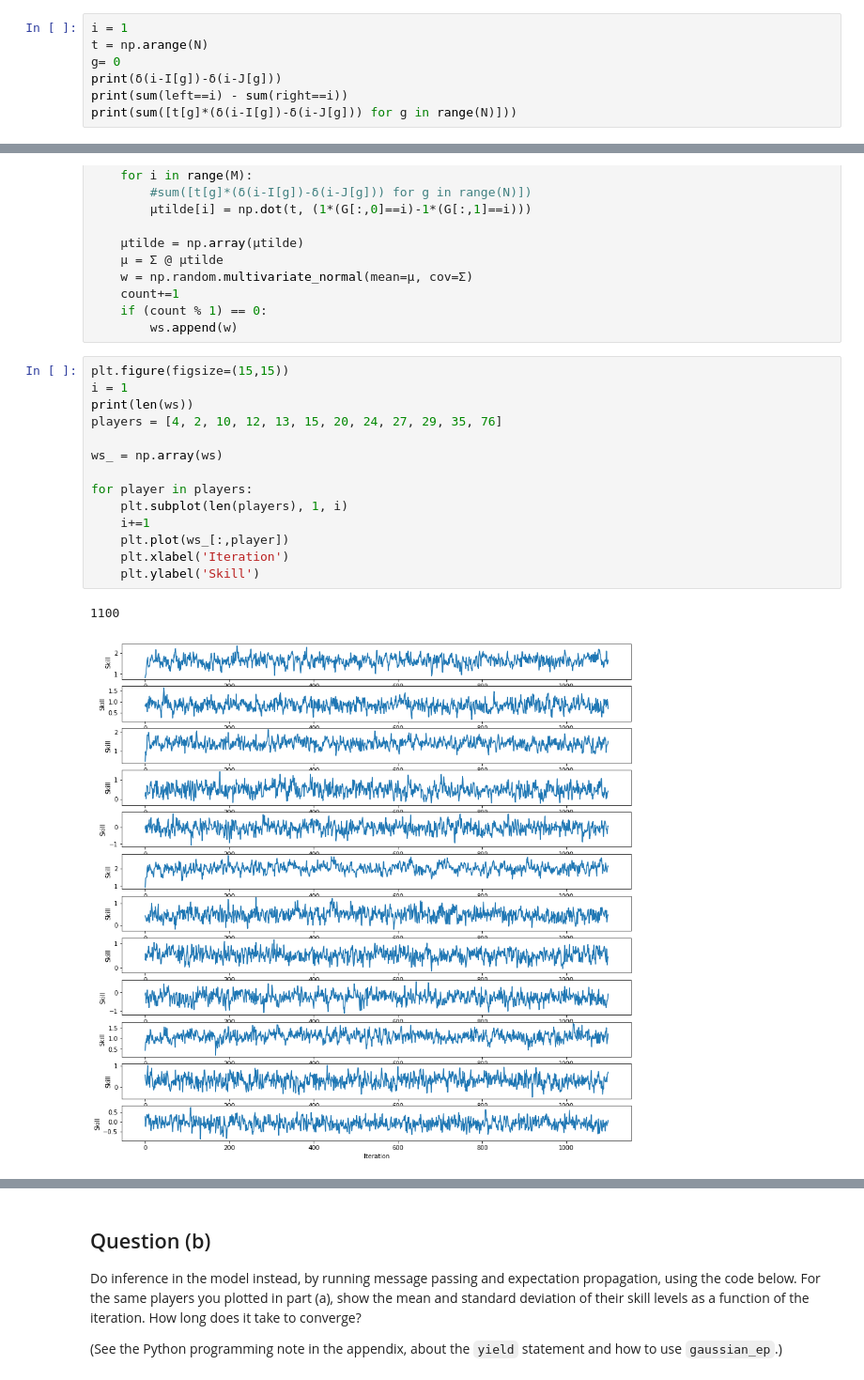
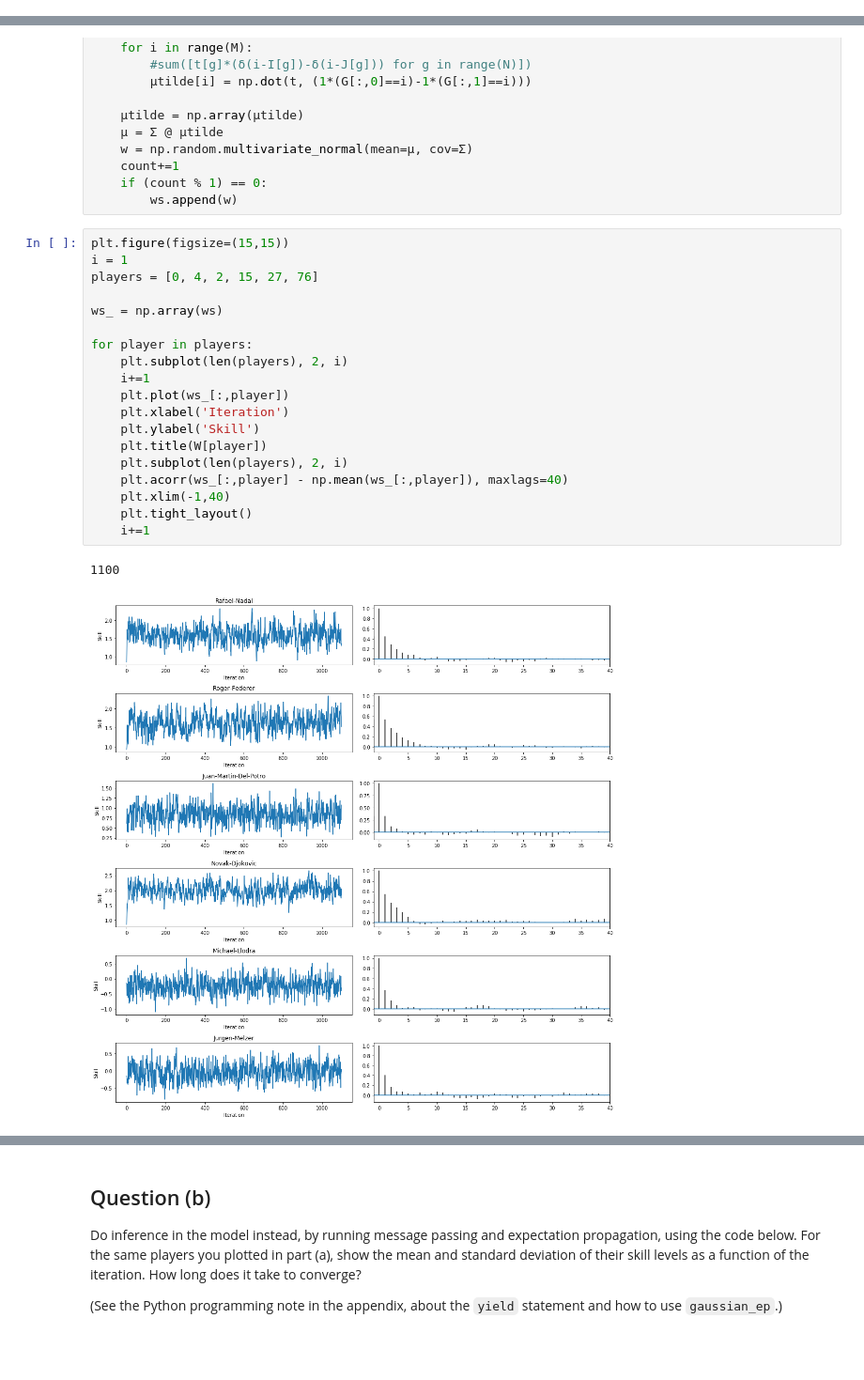
Before and after one commit to JCobbles/pml-courseworks, a Jupyter notebook: coursework2.ipynb, the cells around one changed output, grey strips where cells are left out. Shown at 94% size. Cells and saved outputs as stored; diff of their text form; blank space fills up the shorter version.

```diff
--- a/coursework2.ipynb
+++ b/coursework2.ipynb
@@ -48,10 +48,3 @@ Does it look as though the Gibbs sampler is able to move around the posterior di
 # %%
 def δ(x):
     return 1 if x == 0 else 0
-# %%
-i = 1
-t = np.arange(N)
-g= 0
-print(δ(i-I[g])-δ(i-J[g]))
-print(sum(left==i) - sum(right==i))
-print(sum([t[g]*(δ(i-I[g])-δ(i-J[g])) for g in range(N)]))
@@ -118,17 +102,22 @@ for _ in range(1100): #1100
 # %%
 plt.figure(figsize=(15,15))
 i = 1
-print(len(ws))
-players = [4, 2, 10, 12, 13, 15, 20, 24, 27, 29, 35, 76]
+players = [0, 4, 2, 15, 27, 76]
 
 ws_ = np.array(ws)
 
 for player in players:
-    plt.subplot(len(players), 1, i)
+    plt.subplot(len(players), 2, i)
     i+=1
     plt.plot(ws_[:,player])
     plt.xlabel('Iteration')
     plt.ylabel('Skill')
+    plt.title(W[player])
+    plt.subplot(len(players), 2, i)
+    plt.acorr(ws_[:,player] - np.mean(ws_[:,player]), maxlags=40)
+    plt.xlim(-1,40)
+    plt.tight_layout()
+    i+=1
 # %% [output]
 1100
-[figure, old version]
+[figure, new version]
```
Also changed, not shown: parts of 15 cells of this notebook.
